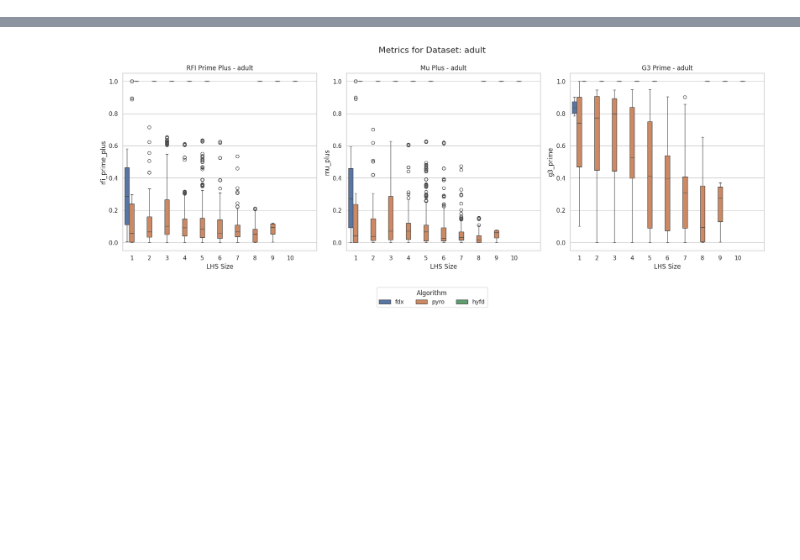
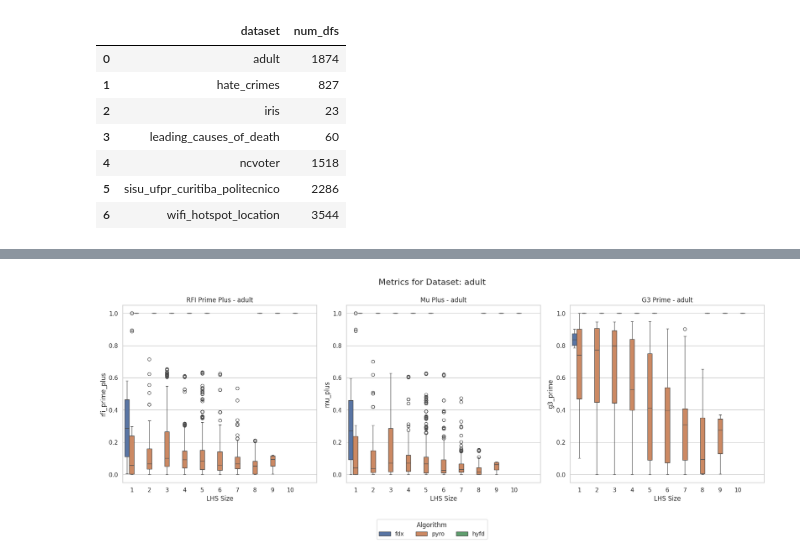
Before and after one commit to AlexF99/tcc, a Jupyter notebook: src/metrics/visualizations/initial_eda_mod.ipynb, the cells around one changed output, grey strips where cells are left out. Saved outputs shown, nothing was run; the diff lists cells and outputs as text; code cells hidden in the pictures; blank space fills up the shorter version.

```diff
--- a/src/metrics/visualizations/initial_eda_mod.ipynb
+++ b/src/metrics/visualizations/initial_eda_mod.ipynb
@@ -6,6 +6,23 @@ import matplotlib.pyplot as plt
 from get_dataframes import get_global_df
 # %%
 global_df = get_global_df(results_path="../../../experiments/final_experiments")
+
+counts = global_df.groupby(['dataset']).size().reset_index(name='num_dfs')
+counts
+
+
+
+# pivot_df = counts.pivot(index='dataset', columns='algorithm', values='count')
+# pivot_df
+# %% [output]
+|  | dataset | num_dfs |
+| 0 | adult | 1874 |
+| 1 | hate_crimes | 827 |
+| 2 | iris | 23 |
+| 3 | leading_causes_of_death | 60 |
+| 4 | ncvoter | 1518 |
+| 5 | sisu_ufpr_curitiba_politecnico | 2286 |
+| 6 | wifi_hotspot_location | 3544 |
 # %%
 metrics = ["rfi_prime_plus", "mu_plus", "g3_prime"]
 
```
Also changed, not shown: parts of 2 cells of this notebook, 3 other files.
